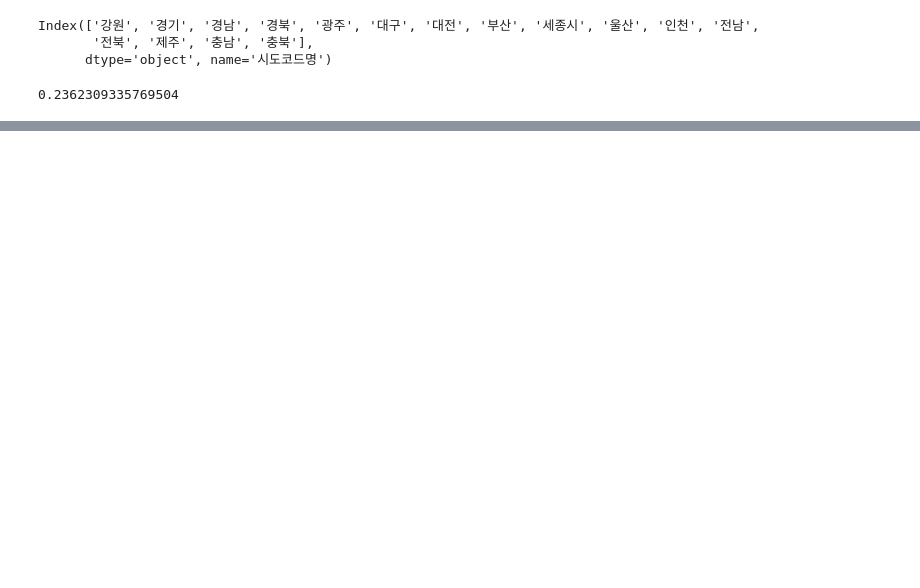
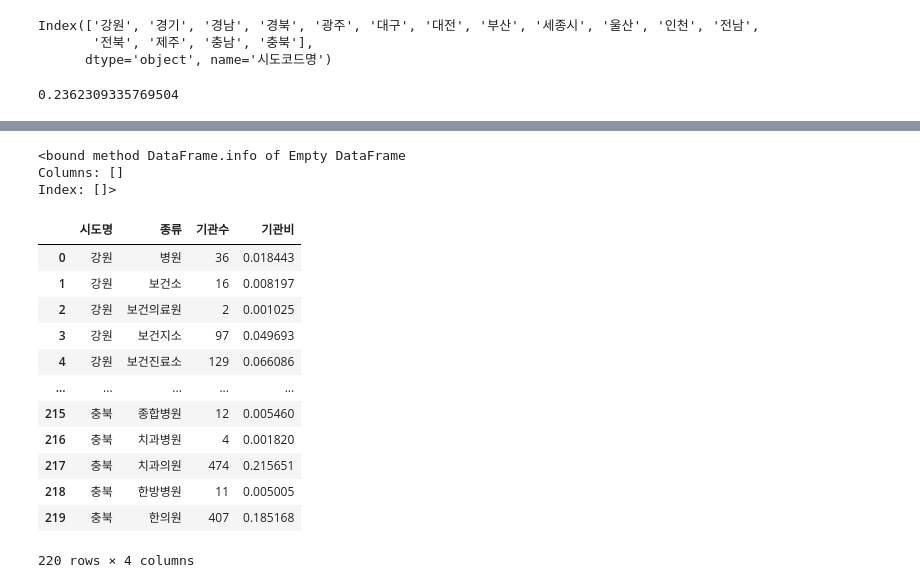
Before and after one commit to crpAsian/works, a Jupyter notebook: medi.ipynb, the cells around one changed output, grey strips where cells are left out. Saved outputs shown, nothing was run; the diff lists cells and outputs as text; code cells hidden in the pictures; blank space fills up the shorter version.

```diff
--- a/medi.ipynb
+++ b/medi.ipynb
@@ -383,0 +392,6 @@ m
+# %%
+geo_cats = medi_nons_df.loc[:, ['시도코드명', '종별코드명', '요양기관명']].sort_values(
+    by=['시도코드명', '종별코드명'], ascending=True)
+geo_cats.reset_index(drop=True, inplace=True)
+
+geo_cats
@@ -383,0 +412,4 @@ m
+# %%
+# 지역별 전체 갯수
+total_counts = geo_cats.groupby('시도코드명')['요양기관명'].count()
+total_counts
@@ -383,0 +435,3 @@ m
+# %%
+geo_cat_count = geo_cats.groupby(by=['시도코드명', '종별코드명']).count()
+geo_cat_count
@@ -383,0 +473,34 @@ m
+# %%
+agg_geos = pd.DataFrame()
+agg_geos.info
+# %% [output]
+<bound method DataFrame.info of Empty DataFrame
+Columns: []
+Index: []>
+# %%
+# joined_count.index # 지역명들
+
+for locs in joined_count.index:
+    loc = (geo_cat_count.xs(locs, level='시도코드명') / total_counts[locs]).reset_index(drop=False)
+    loc['시도명'] = locs
+    loc['기관수'] = geo_cat_count.loc[locs, '요양기관명'].reset_index(drop=True)
+
+    agg_geos = pd.concat([agg_geos, loc], axis=0, ignore_index=True)
+
+agg_geos = agg_geos[['시도명', '종별코드명', '기관수', '요양기관명']]
+agg_geos.columns=['시도명', '종류', '기관수', '기관비']
+agg_geos
+# %% [output]
+|  | 시도명 | 종류 | 기관수 | 기관비 |
+| 0 | 강원 | 병원 | 36 | 0.018443 |
+| 1 | 강원 | 보건소 | 16 | 0.008197 |
+| 2 | 강원 | 보건의료원 | 2 | 0.001025 |
+| 3 | 강원 | 보건지소 | 97 | 0.049693 |
+| 4 | 강원 | 보건진료소 | 129 | 0.066086 |
+| ... | ... | ... | ... | ... |
+| 215 | 충북 | 종합병원 | 12 | 0.005460 |
+| 216 | 충북 | 치과병원 | 4 | 0.001820 |
+| 217 | 충북 | 치과의원 | 474 | 0.215651 |
+| 218 | 충북 | 한방병원 | 11 | 0.005005 |
+| 219 | 충북 | 한의원 | 407 | 0.185168 |
+220 rows × 4 columns
```
Also changed, not shown: parts of 10 cells of this notebook.
